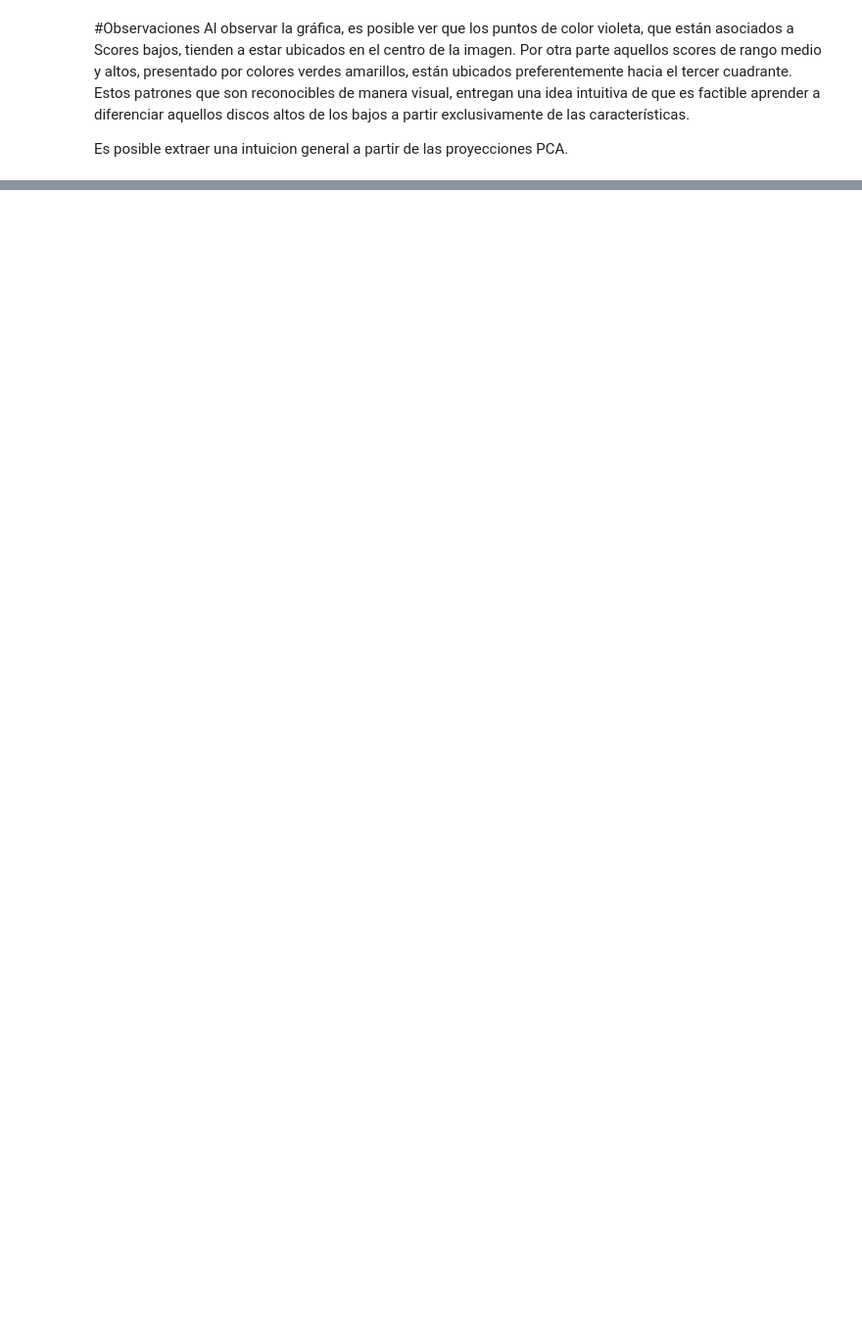
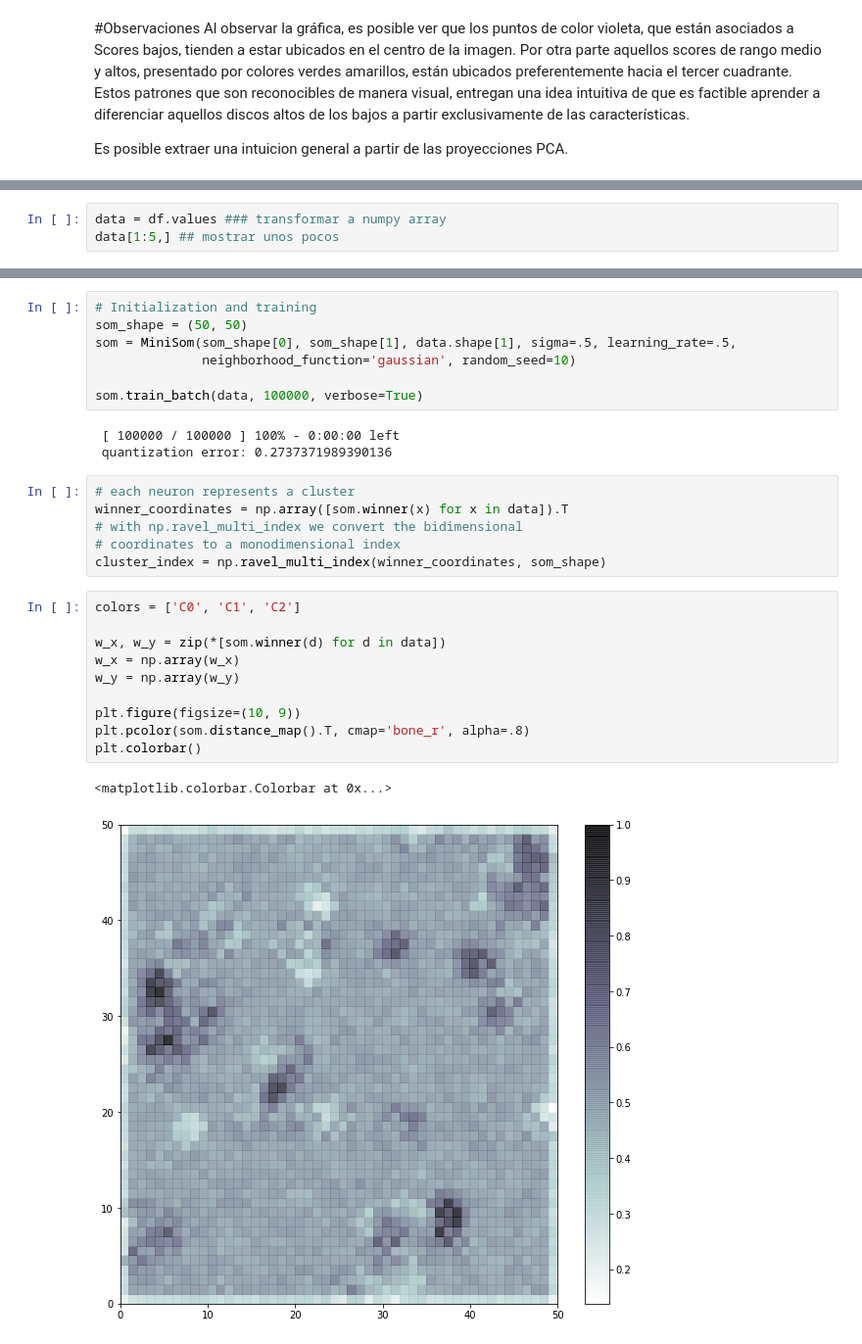
Before and after one commit to castudil/cardiology, a Jupyter notebook: cardiology.ipynb, the cells around one changed output, grey strips where cells are left out. Shown at 98% size. Drawn from its saved outputs; the diff is of its cells as text; blank space fills up the shorter version.

```diff
--- a/cardiology.ipynb
+++ b/cardiology.ipynb
@@ -141,0 +164,3 @@ Es posible extraer una intuicion general a partir de las proyecciones PCA.
+# %%
+data = df.values ### transformar a numpy array
+data[1:5,] ## mostrar unos pocos
@@ -141,0 +176,29 @@ Es posible extraer una intuicion general a partir de las proyecciones PCA.
+# %%
+# Initialization and training
+som_shape = (50, 50)
+som = MiniSom(som_shape[0], som_shape[1], data.shape[1], sigma=.5, learning_rate=.5,
+              neighborhood_function='gaussian', random_seed=10)
+
+som.train_batch(data, 100000, verbose=True)
+# %% [output]
+ [ 100000 / 100000 ] 100% - 0:00:00 left
+ quantization error: 0.2737371989390136
+# %%
+# each neuron represents a cluster
+winner_coordinates = np.array([som.winner(x) for x in data]).T
+# with np.ravel_multi_index we convert the bidimensional
+# coordinates to a monodimensional index
+cluster_index = np.ravel_multi_index(winner_coordinates, som_shape)
+# %%
+colors = ['C0', 'C1', 'C2']
+
+w_x, w_y = zip(*[som.winner(d) for d in data])
+w_x = np.array(w_x)
+w_y = np.array(w_y)
+
+plt.figure(figsize=(10, 9))
+plt.pcolor(som.distance_map().T, cmap='bone_r', alpha=.8)
+plt.colorbar()
+# %% [output]
+<matplotlib.colorbar.Colorbar at 0x...>
+[figure, added]
```
Also changed, not shown: parts of 10 cells of this notebook.
